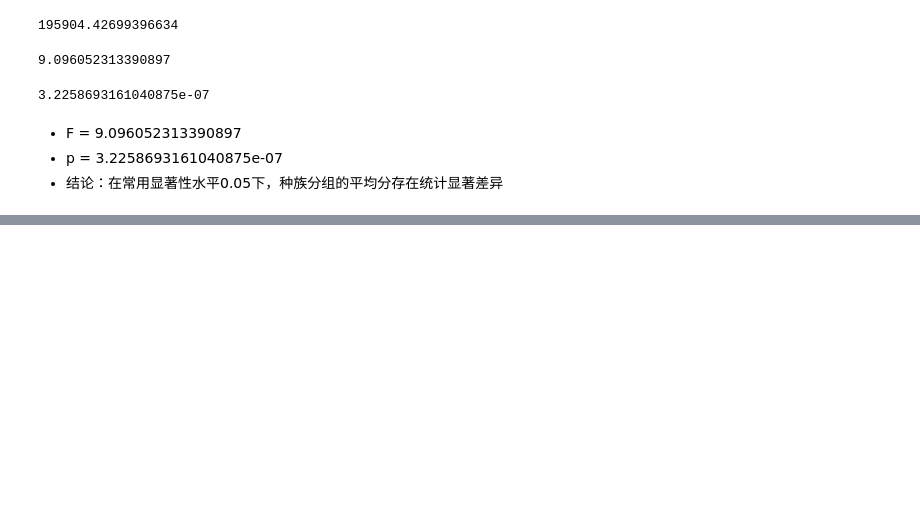
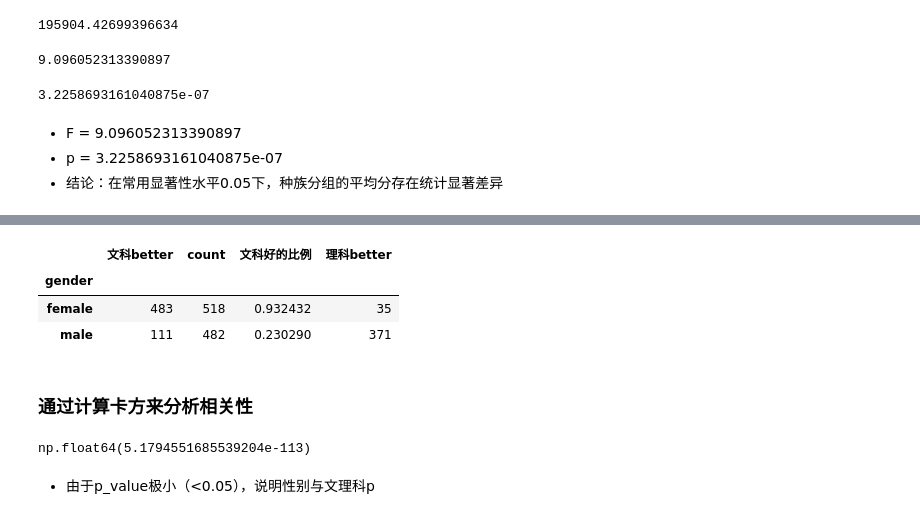
Before and after one commit to 537220y/data-science, a Jupyter notebook: project1/1.ipynb, the cells around one changed output, grey strips where cells are left out. Saved outputs shown, nothing was run; the diff lists cells and outputs as text; code cells hidden in the pictures; blank space fills up the shorter version.

```diff
--- a/project1/1.ipynb
+++ b/project1/1.ipynb
@@ -293,0 +382,23 @@ print(p)
+# %%
+Better["理科better"] = Better["count"] - Better["文科better"]
+Better
+# %% [output]
+|  | 文科better | count | 文科好的比例 | 理科better |
+| gender |  |  |  |  |
+| female | 483 | 518 | 0.932432 | 35 |
+| male | 111 | 482 | 0.230290 | 371 |
+# %% [markdown]
+### 通过计算卡方来分析相关性
+# %%
+Ef1 = 518 * (483+111)/1000 #女生文科好的期望
+Ef2 = 518 * (35+371)/1000 #女生理科好的期望
+Em1 = 482 * (483+111)/1000 #男生文科好的期望
+Em2 = 482 * (35+371)/1000 #男生理科好的期望
+
+X2 = (483 - Ef1)**2/Ef1 + (35 - Ef2)**2/Ef2 + (111 - Em1)**2/Em1 + (371 - Em2)**2/Em2
+p_value = chi2.sf(X2,1)
+p_value
+# %% [output]
+np.float64(5.1794551685539204e-113)
+# %% [markdown]
+- 由于p_value极小（<0.05），说明性别与文理科p
```
Also changed, not shown: parts of 13 cells of this notebook.
